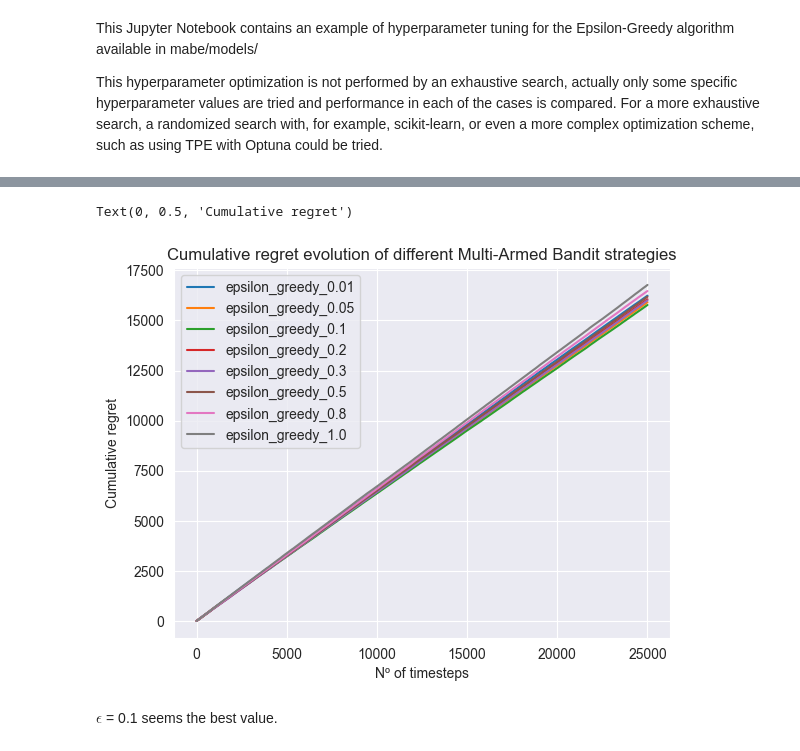
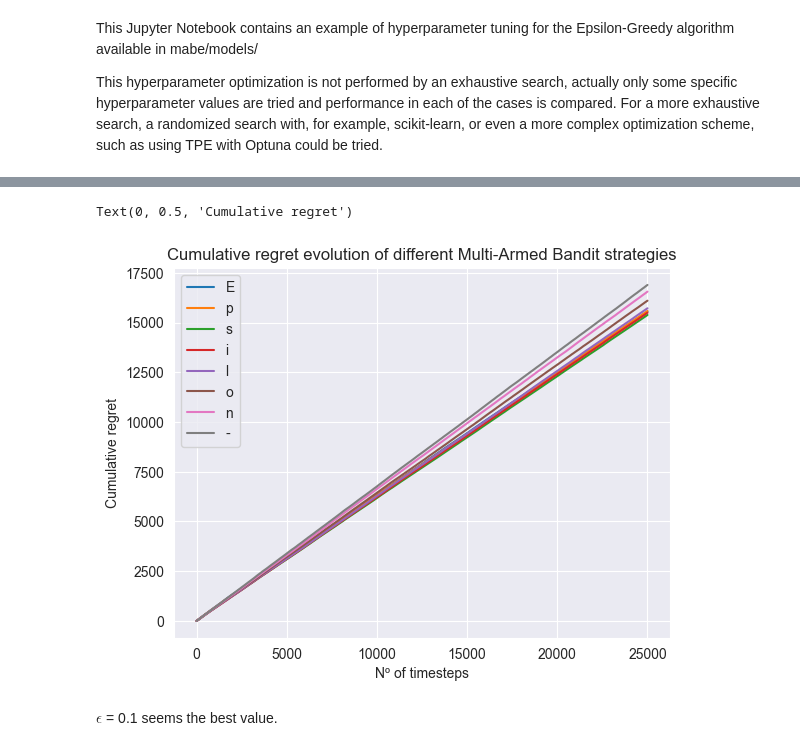
Before and after one commit to Eduard0LP/MABE-Multi-Armed-Bandits-for-E-commerce, a Jupyter notebook: examples/epsilon_greedy_hyperparameter_tuning.ipynb, the cells around one changed output, grey strips where cells are left out. Cells and saved outputs as stored; diff of their text form; code cells hidden in the pictures.

```diff
--- a/examples/epsilon_greedy_hyperparameter_tuning.ipynb
+++ b/examples/epsilon_greedy_hyperparameter_tuning.ipynb
@@ -88,8 +88,8 @@ rewards = np.array(rewards_runs).mean(axis=0)
 regrets = np.array(regrets_runs).mean(axis=0)
 # %%
 for i, key in enumerate(policies.keys()):
-    plt.plot(np.arange(n_interactions+1), rewards[i, :], label=key)
-plt.legend()
+    plt.plot(np.arange(n_interactions+1), rewards[i, :], label=("\u03B5 = "+key.split('_')[-1]))
+plt.legend(title='Epsilon-Greedy')
 plt.title('Cumulative reward evolution of different Multi-Armed Bandit strategies')
 plt.xlabel('Nº of timesteps')
 plt.ylabel('Cumulative reward')
@@ -99,12 +99,12 @@ Text(0, 0.5, 'Cumulative reward')
 # %%
 for i, key in enumerate(policies.keys()):
-    plt.plot(np.arange(n_interactions+1), regrets[i, :], label=key)
-plt.legend()
+    plt.plot(np.arange(n_interactions+1), regrets[i, :], label=("\u03B5 = "+key.split('_')[-1]))
+plt.legend('Epsilon-Greedy')
 plt.title('Cumulative regret evolution of different Multi-Armed Bandit strategies')
 plt.xlabel('Nº of timesteps')
 plt.ylabel('Cumulative regret')
 # %% [output]
 Text(0, 0.5, 'Cumulative regret')
-[figure, old version]
+[figure, new version]
 # %% [markdown]
 $\epsilon$ = 0.1 seems the best value.
```
Also changed, not shown: parts of 1 cell of this notebook, 4 other files.
